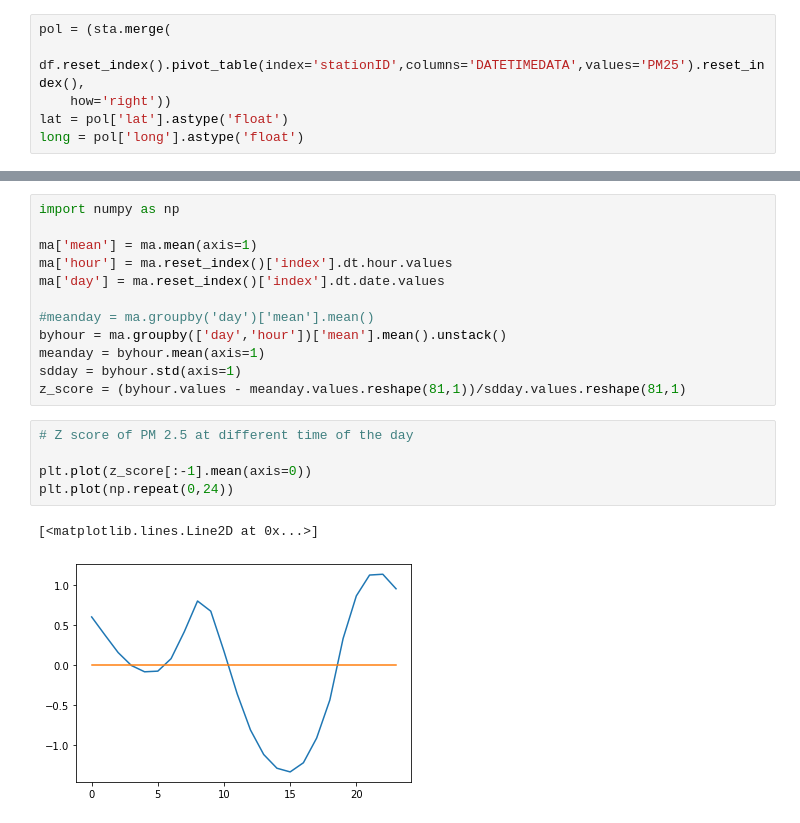
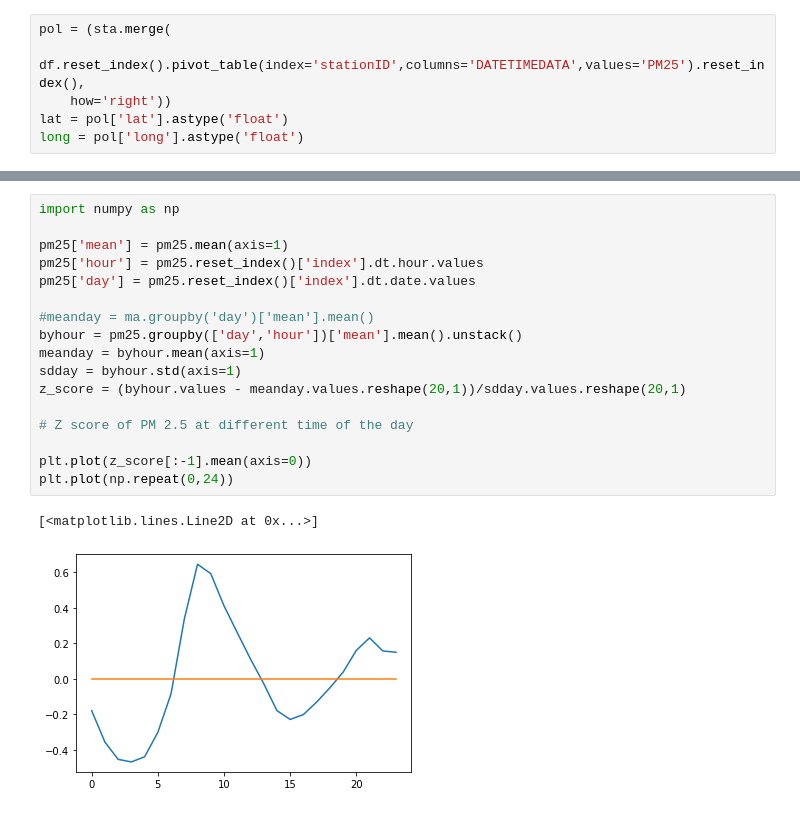
Before and after one commit to drkritchavat/pollution, a Jupyter notebook: pollution.ipynb, the cells around one changed output, grey strips where cells are left out. Drawn from its saved outputs; the diff is of its cells as text.

```diff
--- a/pollution.ipynb
+++ b/pollution.ipynb
@@ -95,20 +93,20 @@ Last timestamp : 2020-01-20 19:00:00
 # %%
 import numpy as np
 
-ma['mean'] = ma.mean(axis=1)
-ma['hour'] = ma.reset_index()['index'].dt.hour.values
-ma['day'] = ma.reset_index()['index'].dt.date.values
+pm25['mean'] = pm25.mean(axis=1)
+pm25['hour'] = pm25.reset_index()['index'].dt.hour.values
+pm25['day'] = pm25.reset_index()['index'].dt.date.values
 
 #meanday = ma.groupby('day')['mean'].mean()
-byhour = ma.groupby(['day','hour'])['mean'].mean().unstack()
+byhour = pm25.groupby(['day','hour'])['mean'].mean().unstack()
 meanday = byhour.mean(axis=1)
 sdday = byhour.std(axis=1)
-z_score = (byhour.values - meanday.values.reshape(81,1))/sdday.values.reshape(81,1)
+z_score = (byhour.values - meanday.values.reshape(20,1))/sdday.values.reshape(20,1)
+
+# Z score of PM 2.5 at different time of the day
+
+plt.plot(z_score[:-1].mean(axis=0))
+plt.plot(np.repeat(0,24))
+# %% [output]
+[<matplotlib.lines.Line2D at 0x...>]
+[figure, added]
-# %%
-# Z score of PM 2.5 at different time of the day
-
-plt.plot(z_score[:-1].mean(axis=0))
-plt.plot(np.repeat(0,24))
-# %% [output]
-[<matplotlib.lines.Line2D at 0x...>]
-[figure, removed]
```
Also changed, not shown: parts of 3 cells of this notebook.
